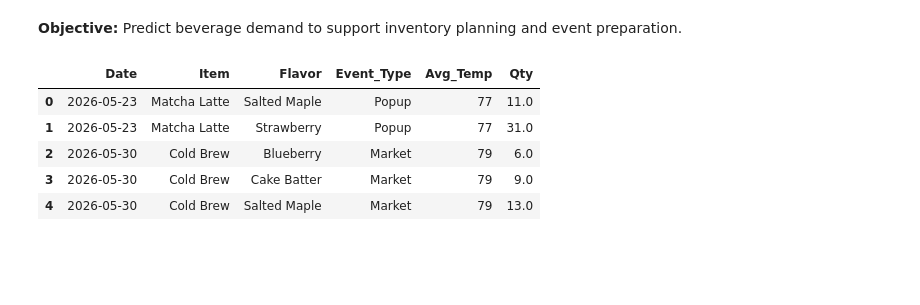
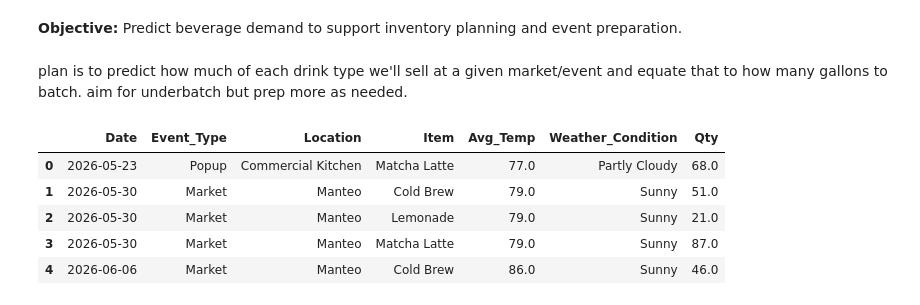
Before and after one commit to zoetankersley/sunrise_social_club, a Jupyter notebook: notebooks/modeling.ipynb, the cells around one changed output. Saved outputs shown, nothing was run; the diff lists cells and outputs as text; code cells hidden in the pictures; blank space fills up the shorter version.

```diff
--- a/notebooks/modeling.ipynb
+++ b/notebooks/modeling.ipynb
@@ -2,4 +2,6 @@
 # Sunrise Social Club: Predictive Modeling
 # %% [markdown]
 **Objective:** Predict beverage demand to support inventory planning and event preparation.
+# %% [markdown]
+plan is to predict how much of each drink type we'll sell at a given market/event and equate that to how many gallons to batch. aim for underbatch but prep more as needed.
 # %%
@@ -18,18 +15,17 @@ drink_df = df[df["Item"].isin(["Matcha Latte", "Cold Brew", "Lemonade"])]
 # %%
 model_df = (
     drink_df.groupby(
-        ["Date", "Item", "Flavor", "Event_Type", "Avg_Temp"]
+        ["Date", "Event_Type", "Location", "Item", "Avg_Temp","Weather_Condition"]
     )["Qty"]
     .sum()
     .reset_index()
 )
+model_df.head()
+# %% [output]
+|  | Date | Event_Type | Location | Item | Avg_Temp | Weather_Condition | Qty |
+| 0 | 2026-05-23 | Popup | Commercial Kitchen | Matcha Latte | 77.0 | Partly Cloudy | 68.0 |
+| 1 | 2026-05-30 | Market | Manteo | Cold Brew | 79.0 | Sunny | 51.0 |
+| 2 | 2026-05-30 | Market | Manteo | Lemonade | 79.0 | Sunny | 21.0 |
+| 3 | 2026-05-30 | Market | Manteo | Matcha Latte | 79.0 | Sunny | 87.0 |
+| 4 | 2026-06-06 | Market | Manteo | Cold Brew | 86.0 | Sunny | 46.0 |
-# %%
-model_df.head()
-# %% [output]
-|  | Date | Item | Flavor | Event_Type | Avg_Temp | Qty |
-| 0 | 2026-05-23 | Matcha Latte | Salted Maple | Popup | 77 | 11.0 |
-| 1 | 2026-05-23 | Matcha Latte | Strawberry | Popup | 77 | 31.0 |
-| 2 | 2026-05-30 | Cold Brew | Blueberry | Market | 79 | 6.0 |
-| 3 | 2026-05-30 | Cold Brew | Cake Batter | Market | 79 | 9.0 |
-| 4 | 2026-05-30 | Cold Brew | Salted Maple | Market | 79 | 13.0 |
 # %%
```
Also changed, not shown: parts of 45 cells of this notebook, 6 other files.
